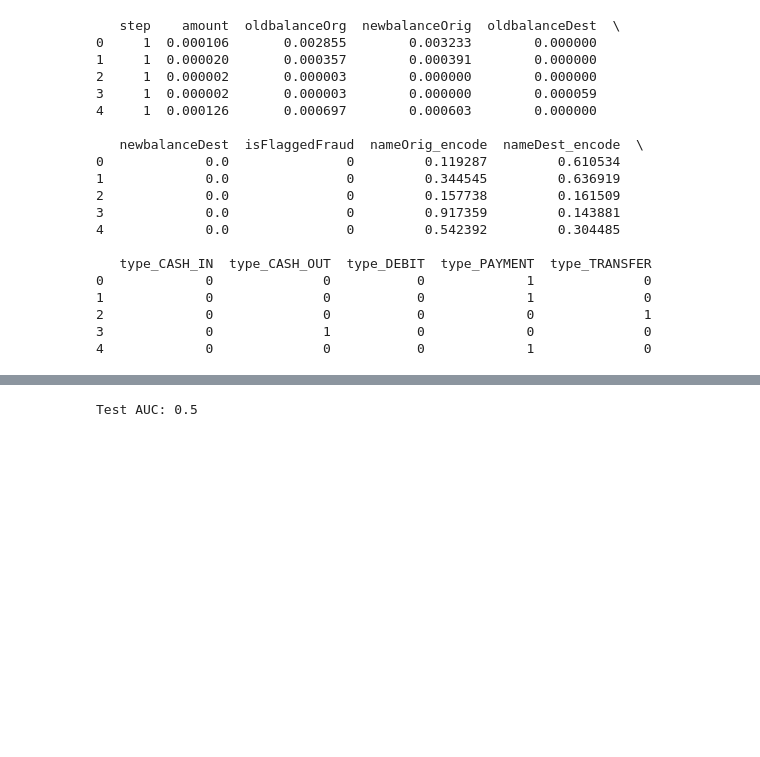
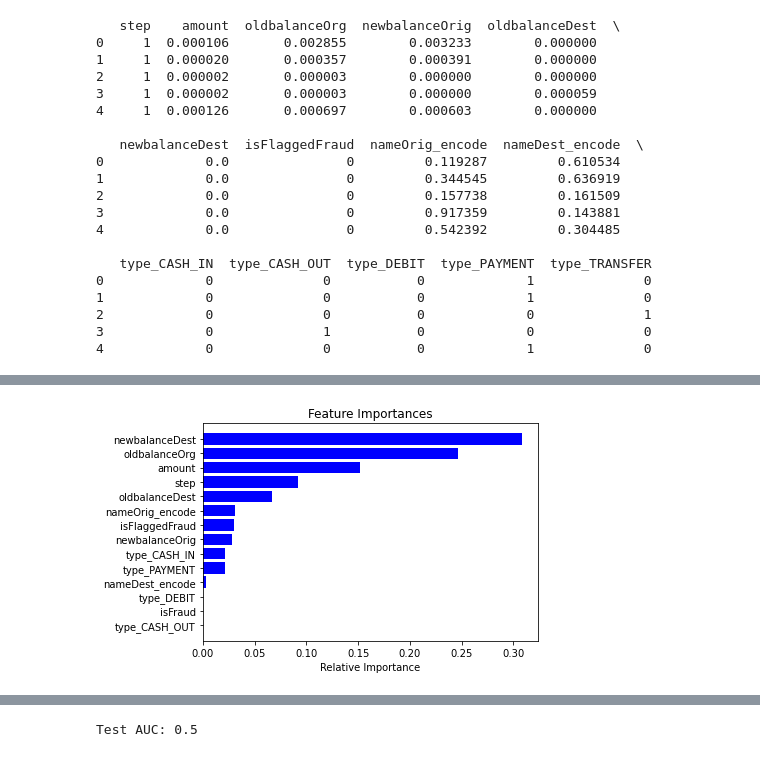
Before and after one commit to jwallace22/DSP-CreditFraudDetection, a Jupyter notebook: Ensemble_Tree_Methods.ipynb, the cells around one changed output, grey strips where cells are left out. Drawn from its saved outputs; the diff is of its cells as text; code cells hidden in the pictures; blank space fills up the shorter version.

Commit message:
added feature importances

```diff
--- a/Ensemble_Tree_Methods.ipynb
+++ b/Ensemble_Tree_Methods.ipynb
@@ -120,7 +128,7 @@ print(X.head())
 3             0              1           0             0              0
 4             0              0           0             1              0
 # %%
-rfc = RandomForestClassifier(verbose=1, n_jobs=-1, random_state=42)
+rfc = RandomForestClassifier(n_estimators=50, verbose=1, n_jobs=-1, random_state=42)
 rfc.fit(X_train, y_train)
 print(f"Test AUC: {roc_auc_score(y_test, rfc.predict_proba(X_test)[:,1])}")
 plot_roc_curve(rfc, X_test, y_test)
@@ -147 +155,13 @@ plt.show()
 [figure]
+# %%
+features = df.columns
+importances = rfc.feature_importances_
+indices = np.argsort(importances)
+
+plt.title('Feature Importances')
+plt.barh(range(len(indices)), importances[indices], color='b', align='center')
+plt.yticks(range(len(indices)), [features[i] for i in indices])
+plt.xlabel('Relative Importance')
+plt.show()
+# %% [output]
+[figure, added]
```
Also changed, not shown: parts of 6 cells of this notebook.
